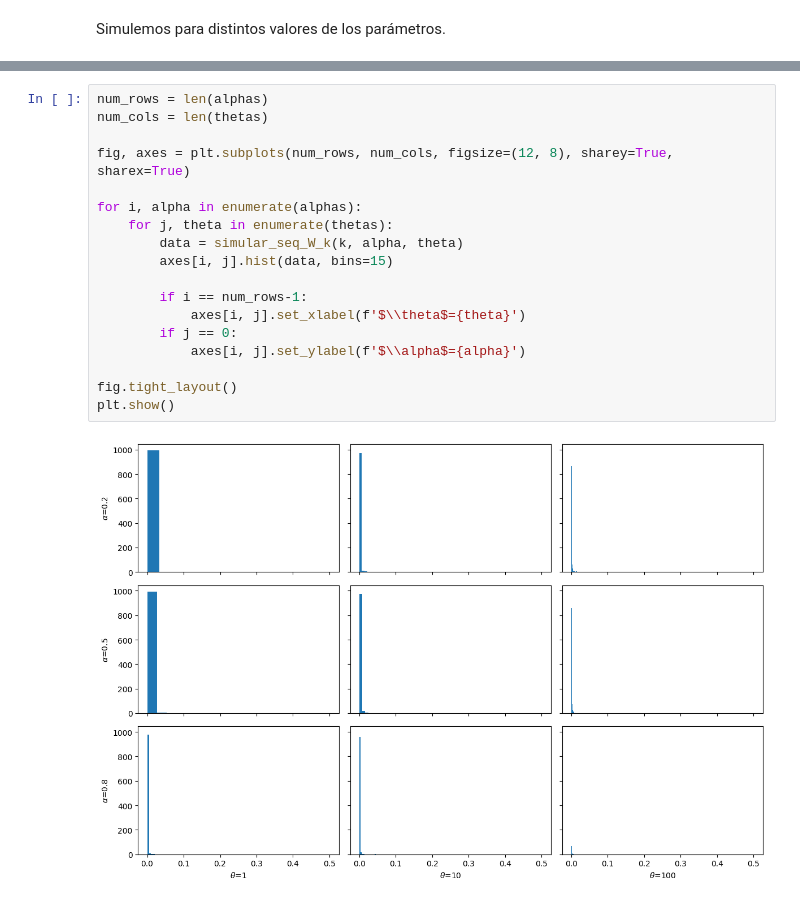
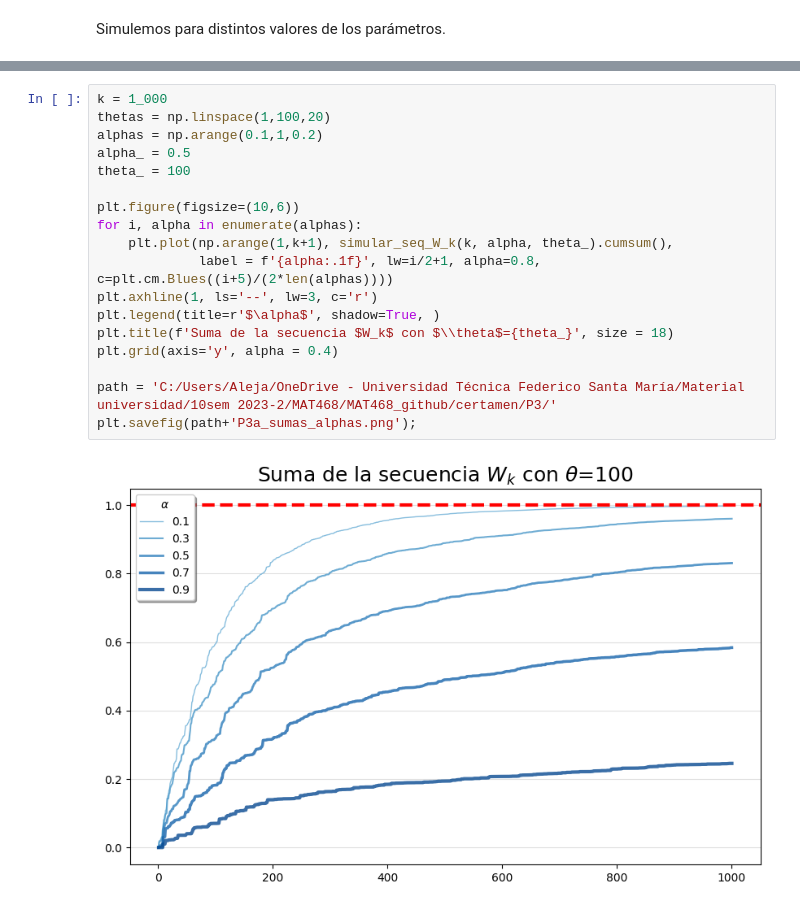
Before and after one commit to AlejandroVillazonG/MAT468, a Jupyter notebook: certamen/P3/P3_a.ipynb, the cells around one changed output, grey strips where cells are left out. Cells and saved outputs as stored; diff of their text form.

Commit message:
P3a resultados
Signed-off-by: AlejandroVillazonG <alejandro.villazon@usm.cl>

```diff
--- a/certamen/P3/P3_a.ipynb
+++ b/certamen/P3/P3_a.ipynb
@@ -55,20 +42,20 @@ plt.legend(title=r'$\alpha$');
-# %%
-num_rows = len(alphas)
-num_cols = len(thetas)
-
-fig, axes = plt.subplots(num_rows, num_cols, figsize=(12, 8), sharey=True, sharex=True)
-
-for i, alpha in enumerate(alphas):
-    for j, theta in enumerate(thetas):
-        data = simular_seq_W_k(k, alpha, theta)
-        axes[i, j].hist(data, bins=15)
-
-        if i == num_rows-1:
-            axes[i, j].set_xlabel(f'$\\theta$={theta}')
-        if j == 0:
-            axes[i, j].set_ylabel(f'$\\alpha$={alpha}')
-
-fig.tight_layout()
-plt.show()
-# %% [output]
-[figure, removed]
+# %%
+k = 1_000
+thetas = np.linspace(1,100,20)
+alphas = np.arange(0.1,1,0.2)
+alpha_ = 0.5
+theta_ = 100
+
+plt.figure(figsize=(10,6))
+for i, alpha in enumerate(alphas):
+    plt.plot(np.arange(1,k+1), simular_seq_W_k(k, alpha, theta_).cumsum(),
+             label = f'{alpha:.1f}', lw=i/2+1, alpha=0.8, c=plt.cm.Blues((i+5)/(2*len(alphas))))
+plt.axhline(1, ls='--', lw=3, c='r')
+plt.legend(title=r'$\alpha$', shadow=True, )
+plt.title(f'Suma de la secuencia $W_k$ con $\\theta$={theta_}', size = 18)
+plt.grid(axis='y', alpha = 0.4)
+
+path = 'C:/Users/Aleja/OneDrive - Universidad Técnica Federico Santa María/Material universidad/10sem 2023-2/MAT468/MAT468_github/certamen/P3/'
+plt.savefig(path+'P3a_sumas_alphas.png');
+# %% [output]
+[figure, added]
```
Also changed, not shown: parts of 7 cells of this notebook, 3 other files.
